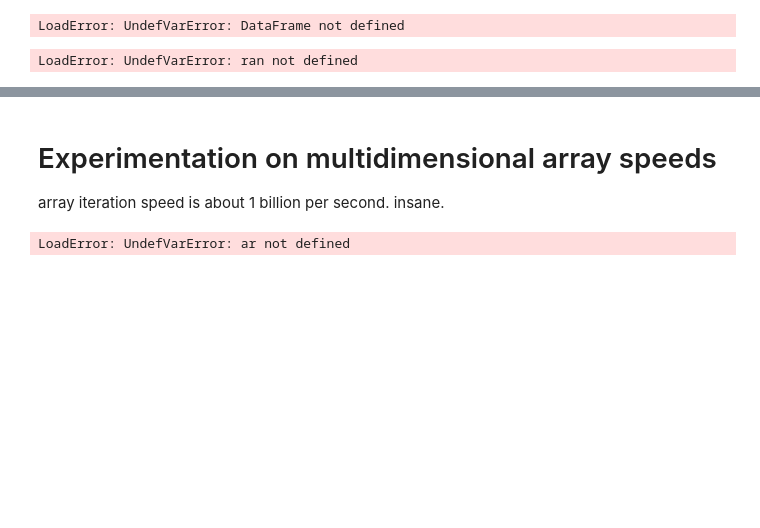
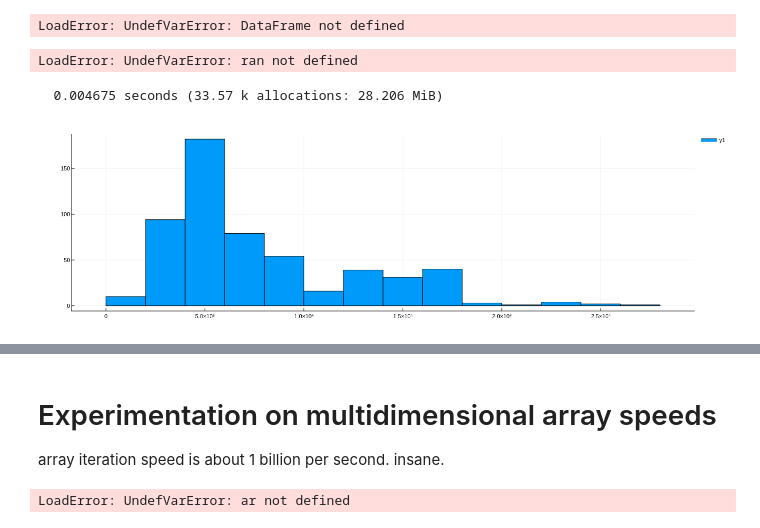
Before and after one commit to agsha/julia, a Jupyter notebook: template.ipynb, the cells around one changed output, grey strips where cells are left out. Saved outputs shown, nothing was run; the diff lists cells and outputs as text; code cells hidden in the pictures; blank space fills up the shorter version.

```diff
--- a/template.ipynb
+++ b/template.ipynb
@@ -204,6 +276,17 @@ function stock(symbol::String)
     display(plot(d[symbol].dates, d[symbol].prices, title="stock prices"; hover=fmt.(d[symbol].dates).*"   ".*string.(d[symbol].prices), size=(1700, 400,)))
 #     display(gogo(symbol))
 end
+function preprocess(stock)
+    start = DateTime(2000,1,1)
+    dd = d[stock].dates
+    pp = d[stock].prices
+    dates = Vector{Int}(undef, length(d))
+    for i in 1:length(d)
+        dates[i] = Dates.value(convert(Dates.Day, dd[i] - start))
+    end
+    return dates, copy(pp)
+
+end
 
 function fti(x::Number)
     return convert(Int64, round(Float64(x)))
@@ -442,3 +525,62 @@ yy = [f(.04, 0.13, x) for x in ran]
 plot(xx, yy, hover=string.(xx).*"   ".*string.(yy), size=(1700, 400,))
 # %% [output]
 LoadError: UndefVarError: ran not defined
+# %%
+
+function oneRun(rateThreshold::Float64, investDays::Int, redeemDays::Int, ll::FastList{Int},
+        tradingDays::Vector{Int}, prices::Vector{Float64})
+    days::Int = investDays+redeemDays
+    amount::Int = 1000
+    wallet::Float64 = 0.0;
+
+    minWallet = 0;
+    for i::Int in 1:length(days)
+        dd = tradingDays[i]
+        pp = prices[i]
+
+        for node in ll
+            dayBought::Int = node.data
+            rate::Float64 = r(prices[dayBought],p, (dd - tradingDays[dayBought])/365.0)
+            if rate > rateThreshold
+                num = amount / prices[dayBought]
+                wallet += p*num
+                del(ll, node)
+            end
+        end
+        if i <= investDays
+            wallet -= amount
+            push!(ll, i)
+        end
+        minWallet = min(wallet, minWallet)
+    end
+    # dispose all the stocks
+    for node in ll
+        dayBought::Int = node.data
+        num = amount / prices[dayBought]
+
+        wallet += prices[days]*num
+    end
+#     display(plot(fit(Histogram, daysToRedeem, 0:10)))
+    return wallet
+end
+
+function simulate()
+    dates, prices = preprocess("INFY");
+    wallets::Vector{Float64} = Vector{Float64}(undef, 1)
+
+    ll = FastList{Int}(10000);
+    investDays::Int = 365*2; redeemDays::Int = 365; days = investDays + redeemDays
+    for start in 1:length(dates) - days - 10
+        ddates = dates[start:end];
+        pprices = prices[start:end];
+        wallet = oneRun(0.1, investDays, redeemDays, ll,
+        ddates, pprices);
+        push!(wallets, wallet);
+        reset!(ll);
+    end
+    histogram(wallets)
+end
+@time simulate()
+# %% [output]
+  0.004675 seconds (33.57 k allocations: 28.206 MiB)
+[figure, added]
```
Also changed, not shown: parts of 7 cells of this notebook, 1 other file.
